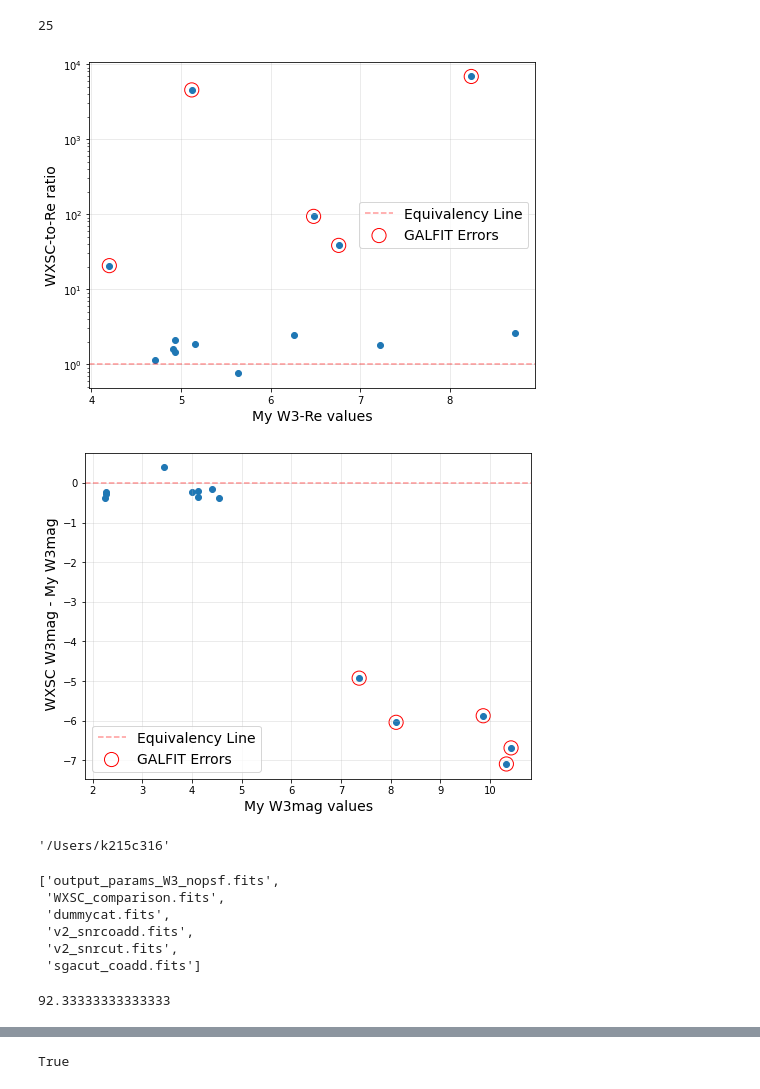
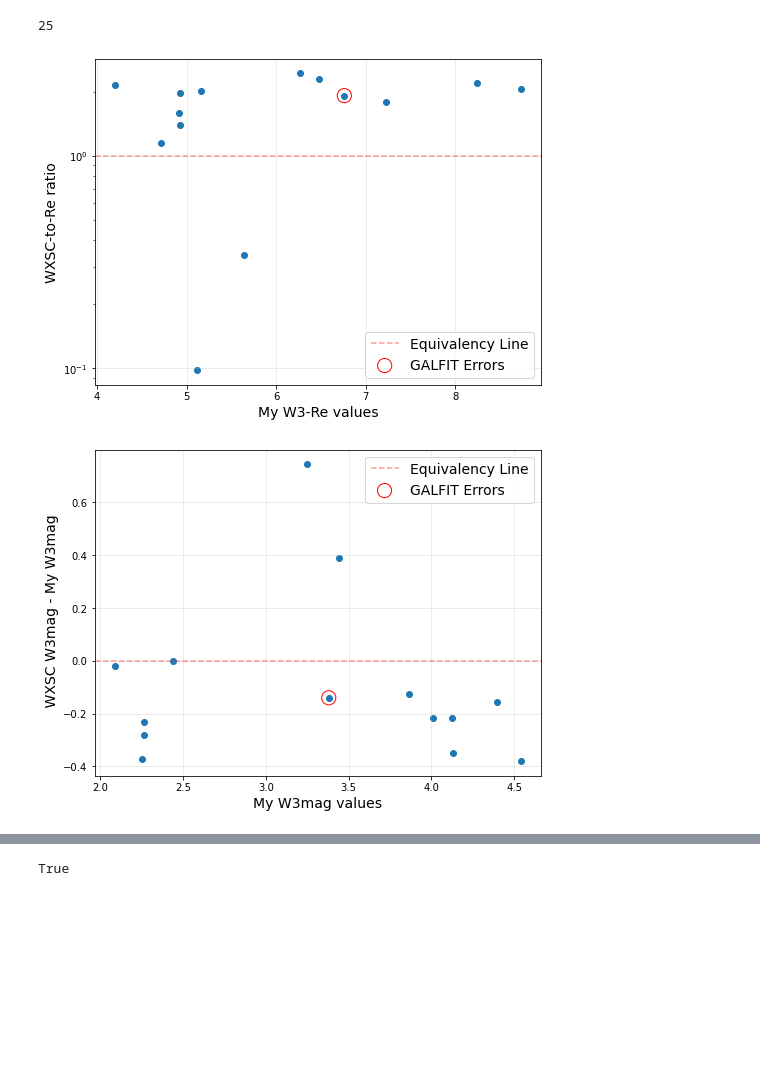
Before and after one commit to Kyssuber/GUI_odyssey, a Jupyter notebook: scrap.ipynb, the cells around one changed output, grey strips where cells are left out. Saved outputs shown, nothing was run; the diff lists cells and outputs as text; code cells hidden in the pictures; blank space fills up the shorter version.

```diff
--- a/scrap.ipynb
+++ b/scrap.ipynb
@@ -42,41 +39,37 @@ re.sort('prefix')
 
 #use w3 magnitude instead.
 eff = re['R3']
-my_eff = my_re['re']*2.75/60
+my_eff = psf_params_v1['re']*2.75/60
 # %%
 plt.figure(figsize=(8,6))
 
 plt.scatter(eff,eff/my_eff/2)
 plt.grid(alpha=0.3)
 plt.xlabel('My W3-Re values',fontsize=14)
 plt.ylabel('WXSC-to-Re ratio',fontsize=14)
 plt.axhline(1,color='r',linestyle='dashed',alpha=0.4, label='Equivalency Line')
 
-err = my_re['err_flag']==1
+err = re_galfit['err_flag']==1
 plt.scatter(eff[err],eff[err]/my_eff[err]/2,color='red',s=200,facecolor='None',label='GALFIT Errors')
 
 #plt.ylim(0,40)
 plt.yscale('log')
 plt.legend(fontsize=14)
 plt.show()
 
 plt.figure(figsize=(8,6))
-plt.scatter(my_re['mag'],re['W3mag']-my_re['mag'])
+plt.scatter(re_galfit['mag'],re['W3mag']-re_galfit['mag'])
 plt.grid(alpha=0.3)
 plt.xlabel('My W3mag values',fontsize=14)
 plt.ylabel(' WXSC W3mag - My W3mag',fontsize=14)
 #plt.ylim(0,4)
 
 plt.axhline(0,color='r',linestyle='dashed',alpha=0.4,label='Equivalency Line')
 
-plt.scatter(my_re['mag'][err],re['W3mag'][err]-my_re['mag'][err],
+plt.scatter(re_galfit['mag'][err],re['W3mag'][err]-re_galfit['mag'][err],
             color='red',s=200,facecolor='None',label='GALFIT Errors')
 plt.legend(fontsize=14)
 plt.show()
 # %% [output]
-[figure, old version]
+[figure, new version]
-[figure, old version]
+[figure, new version]
-# %%
-os.getcwd()
-# %% [output]
-'/Users/k215c316'
@@ -92,13 +75,0 @@ for file in np.asarray(filenames):
-# %%
-filenames
-# %% [output]
-['output_params_W3_nopsf.fits',
- 'WXSC_comparison.fits',
- 'dummycat.fits',
- 'v2_snrcoadd.fits',
- 'v2_snrcut.fits',
- 'sgacut_coadd.fits']
-# %%
-200/600*277
-# %% [output]
-92.33333333333333
```
Also changed, not shown: parts of 14 cells of this notebook, 1 other file.
